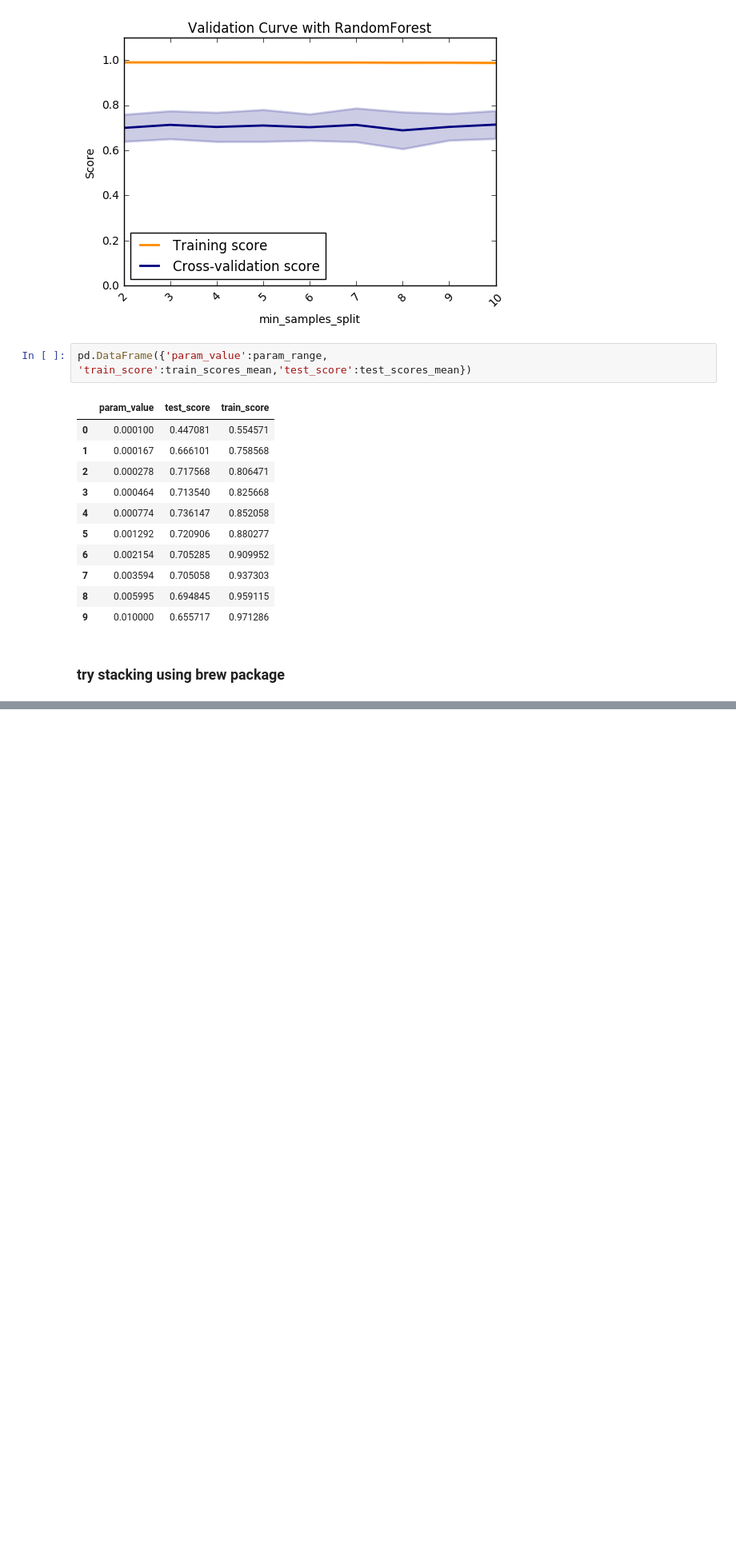
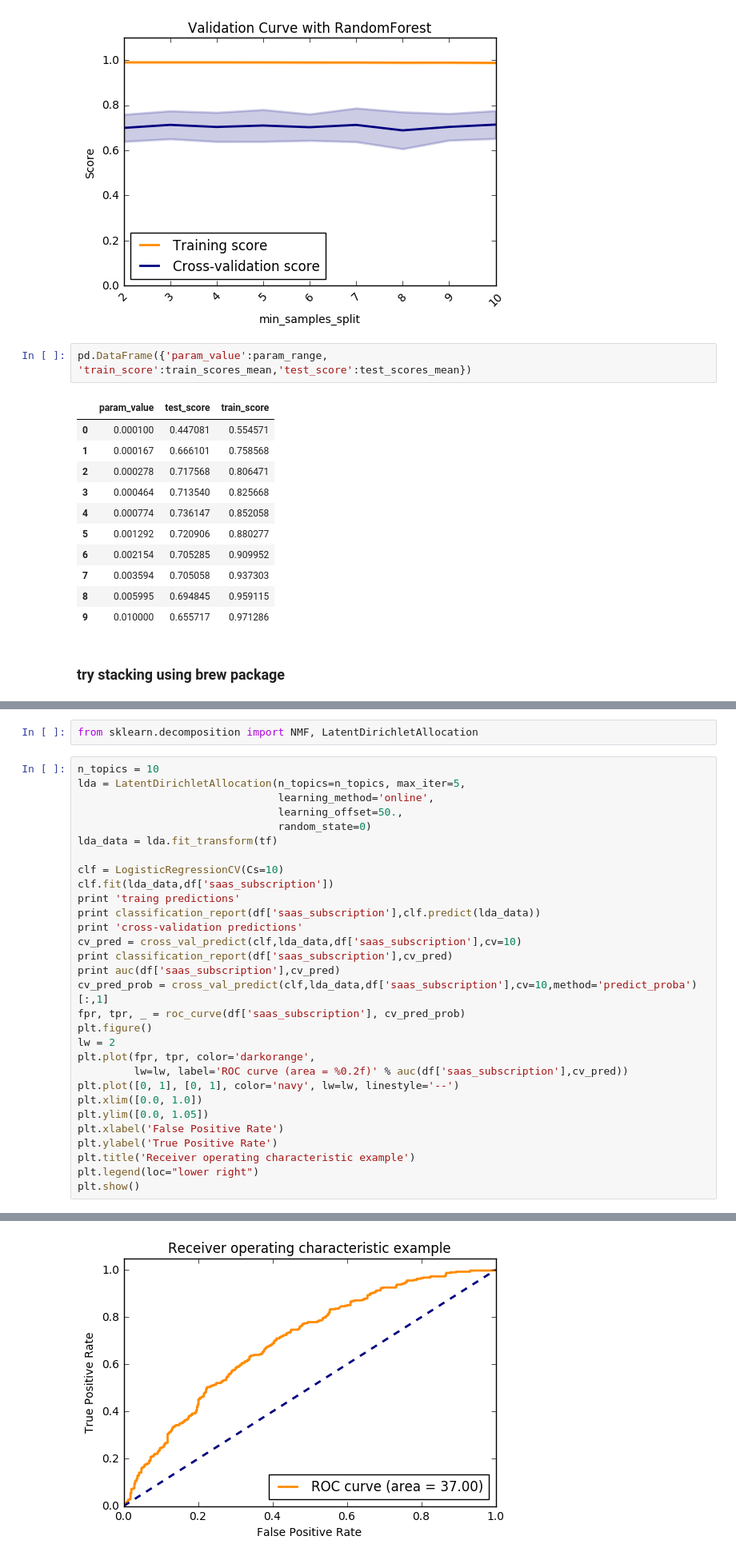
Before and after one commit to narenkumarR/nlpintelligence, a Jupyter notebook: scoring_model/modelling_dec28.ipynb, the cells around one changed output, grey strips where cells are left out. Shown: that part at 80% size. Saved outputs shown, nothing was run; the diff lists cells and outputs as text; blank space fills up the shorter version.

```diff
--- a/scoring_model/modelling_dec28.ipynb
+++ b/scoring_model/modelling_dec28.ipynb
@@ -973,0 +989,33 @@ pd.DataFrame(tfidf_vectorizer.vocabulary_.keys(),columns=['word']).sort('word').
+# %%
+from sklearn.decomposition import NMF, LatentDirichletAllocation
+# %%
+n_topics = 10
+lda = LatentDirichletAllocation(n_topics=n_topics, max_iter=5,
+                                learning_method='online',
+                                learning_offset=50.,
+                                random_state=0)
+lda_data = lda.fit_transform(tf)
+
+clf = LogisticRegressionCV(Cs=10)
+clf.fit(lda_data,df['saas_subscription'])
+print 'traing predictions'
+print classification_report(df['saas_subscription'],clf.predict(lda_data))
+print 'cross-validation predictions'
+cv_pred = cross_val_predict(clf,lda_data,df['saas_subscription'],cv=10)
+print classification_report(df['saas_subscription'],cv_pred)
+print auc(df['saas_subscription'],cv_pred)
+cv_pred_prob = cross_val_predict(clf,lda_data,df['saas_subscription'],cv=10,method='predict_proba')[:,1]
+fpr, tpr, _ = roc_curve(df['saas_subscription'], cv_pred_prob)
+plt.figure()
+lw = 2
+plt.plot(fpr, tpr, color='darkorange',
+         lw=lw, label='ROC curve (area = %0.2f)' % auc(df['saas_subscription'],cv_pred))
+plt.plot([0, 1], [0, 1], color='navy', lw=lw, linestyle='--')
+plt.xlim([0.0, 1.0])
+plt.ylim([0.0, 1.05])
+plt.xlabel('False Positive Rate')
+plt.ylabel('True Positive Rate')
+plt.title('Receiver operating characteristic example')
+plt.legend(loc="lower right")
+plt.show()
+# %% [output]
@@ -973,0 +1039 @@ pd.DataFrame(tfidf_vectorizer.vocabulary_.keys(),columns=['word']).sort('word').
+[figure, added]
```
Also changed, not shown: parts of 24 cells of this notebook, 3 other files.
